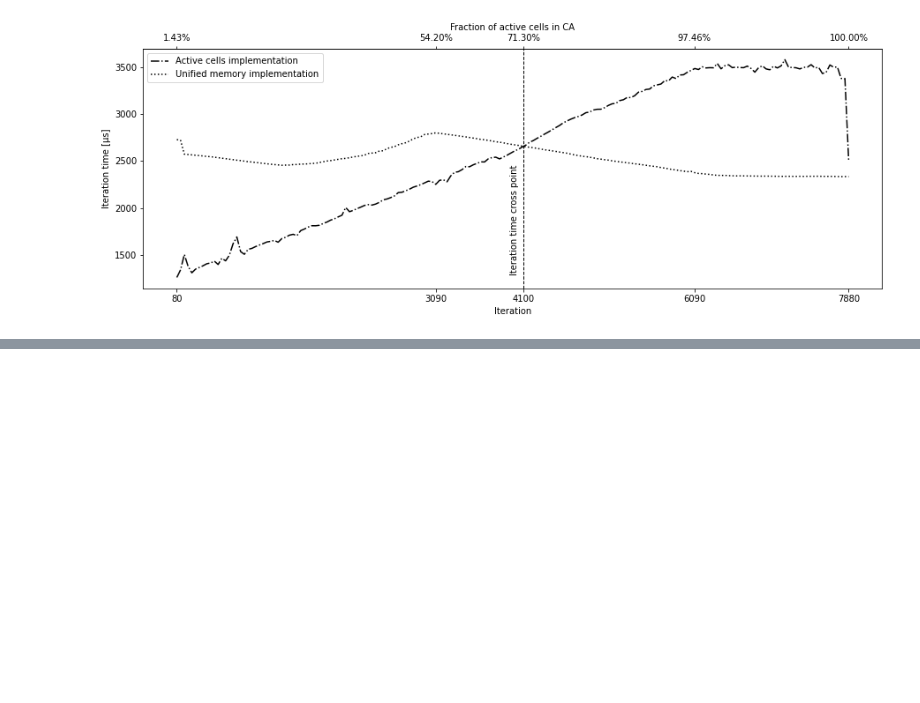
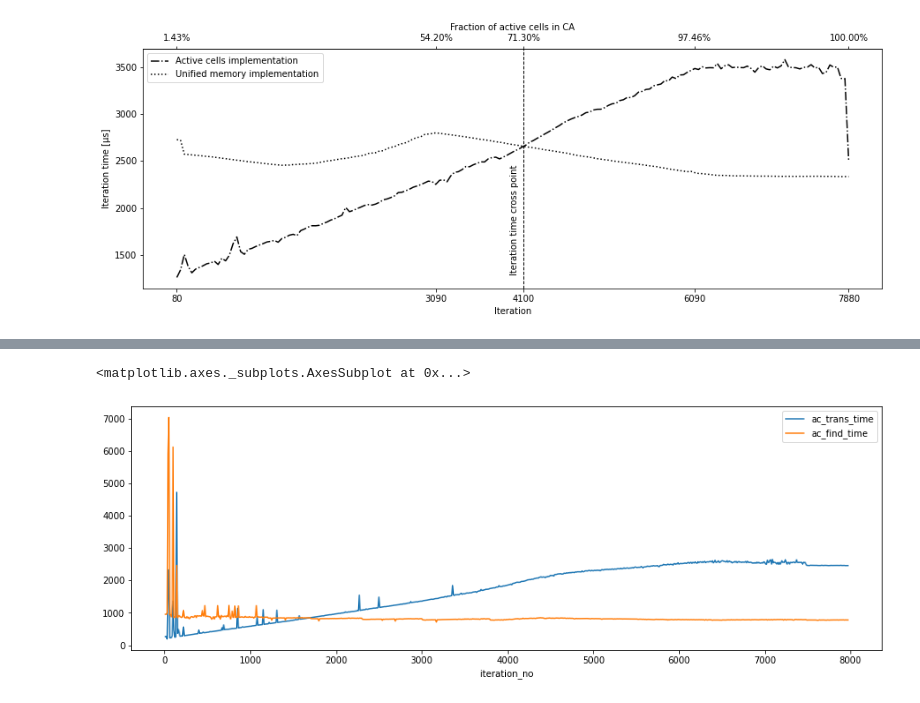
Before and after one commit to prenc/saturated-flow-thesis, a Jupyter notebook: coverage_evaluation.ipynb, the cells around one changed output, grey strips where cells are left out. Cells and saved outputs as stored; diff of their text form; code cells hidden in the pictures; blank space fills up the shorter version.

```diff
--- a/coverage_evaluation.ipynb
+++ b/coverage_evaluation.ipynb
@@ -150,0 +199,7 @@ plot_ac_u_comp(avg_20_comp, clean=3, smooth_ac=True, smooth_u=True, draw_v_lines
+# %%
+_, ax = plt.subplots(figsize=(15, 5))
+avg_20_loop_comp.plot(x='iteration_no', y='ac_trans_time', ax=ax)
+avg_20_loop_comp.plot(x='iteration_no', y='ac_find_time', ax=ax)
+# %% [output]
+<matplotlib.axes._subplots.AxesSubplot at 0x...>
+[figure, added]
```
Also changed, not shown: parts of 9 cells of this notebook.
